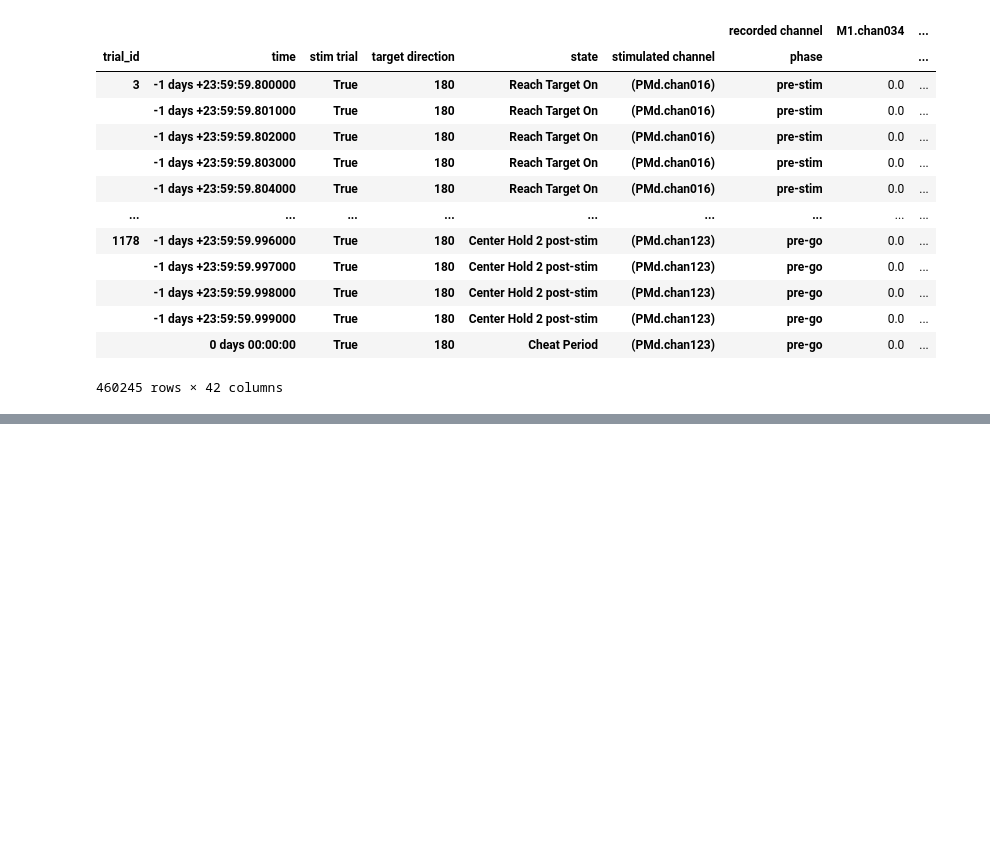
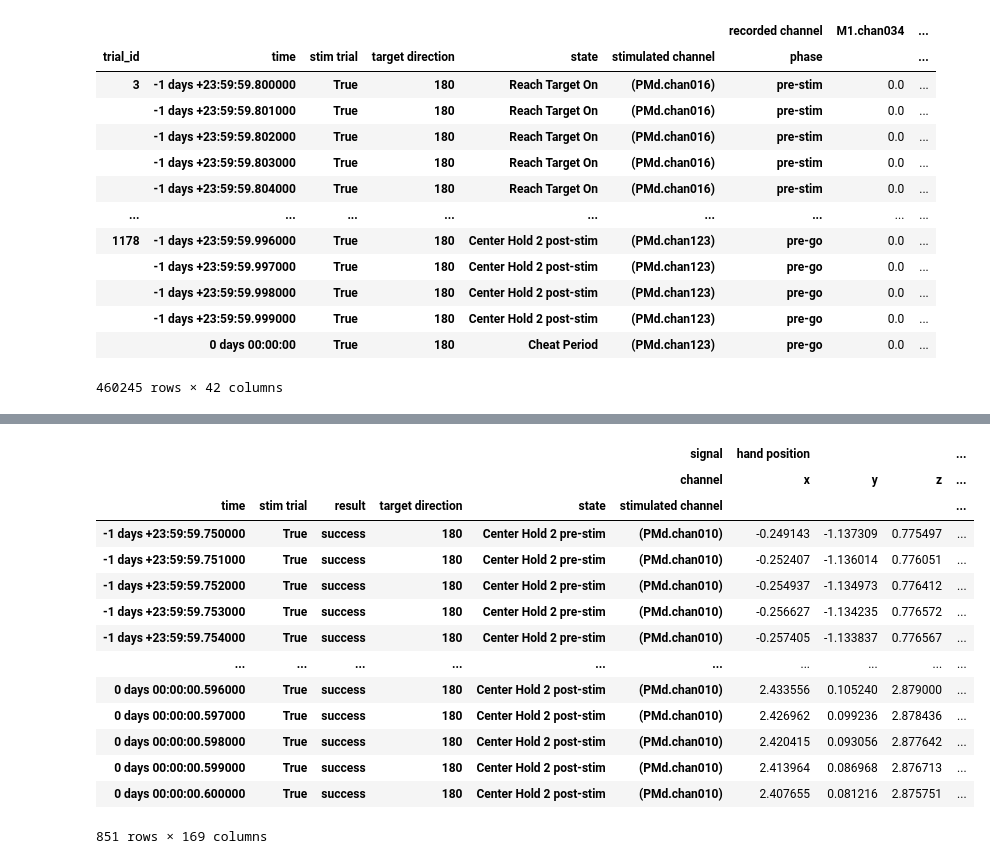
Before and after one commit to raeedcho/miso-analysis, a Jupyter notebook: scripts/single_channel_stim.ipynb, the cells around one changed output, grey strips where cells are left out. Drawn from its saved outputs; the diff is of its cells as text; code cells hidden in the pictures; blank space fills up the shorter version.

```diff
--- a/scripts/single_channel_stim.ipynb
+++ b/scripts/single_channel_stim.ipynb
@@ -504,0 +507,13 @@ traces = (
+# %%
+from src.animation import animate_trial
+
+trial_to_animate = 124
+trial = (
+    trialframe
+    .pipe(get_epoch_data,epochs={
+        'peri-stim': ('stim',slice(pd.to_timedelta('-250ms'),pd.to_timedelta('600ms'))),
+    })
+    .xs(level='trial_id',key=trial_to_animate)
+    .xs(level='phase',key='peri-stim')
+)
+anim = animate_trial(trial, save_path=f'../results/{monkey}_{date}_{task}_trial{trial_to_animate}_peri-stim.mp4')
@@ -504,0 +523,20 @@ traces = (
+# %%
+(
+    trial
+)
+# %% [output]
+|  |  |  |  |  | signal | hand position |  |  | ... |
+|  |  |  |  |  | channel | x | y | z | ... |
+| time | stim trial | result | target direction | state | stimulated channel |  |  |  | ... |
+| -1 days +23:59:59.750000 | True | success | 180 | Center Hold 2 pre-stim | (PMd.chan010) | -0.249143 | -1.137309 | 0.775497 | ... |
+| -1 days +23:59:59.751000 | True | success | 180 | Center Hold 2 pre-stim | (PMd.chan010) | -0.252407 | -1.136014 | 0.776051 | ... |
+| -1 days +23:59:59.752000 | True | success | 180 | Center Hold 2 pre-stim | (PMd.chan010) | -0.254937 | -1.134973 | 0.776412 | ... |
+| -1 days +23:59:59.753000 | True | success | 180 | Center Hold 2 pre-stim | (PMd.chan010) | -0.256627 | -1.134235 | 0.776572 | ... |
+| -1 days +23:59:59.754000 | True | success | 180 | Center Hold 2 pre-stim | (PMd.chan010) | -0.257405 | -1.133837 | 0.776567 | ... |
+| ... | ... | ... | ... | ... | ... | ... | ... | ... | ... |
+| 0 days 00:00:00.596000 | True | success | 180 | Center Hold 2 post-stim | (PMd.chan010) | 2.433556 | 0.105240 | 2.879000 | ... |
+| 0 days 00:00:00.597000 | True | success | 180 | Center Hold 2 post-stim | (PMd.chan010) | 2.426962 | 0.099236 | 2.878436 | ... |
+| 0 days 00:00:00.598000 | True | success | 180 | Center Hold 2 post-stim | (PMd.chan010) | 2.420415 | 0.093056 | 2.877642 | ... |
+| 0 days 00:00:00.599000 | True | success | 180 | Center Hold 2 post-stim | (PMd.chan010) | 2.413964 | 0.086968 | 2.876713 | ... |
+| 0 days 00:00:00.600000 | True | success | 180 | Center Hold 2 post-stim | (PMd.chan010) | 2.407655 | 0.081216 | 2.875751 | ... |
+851 rows × 169 columns
```
Also changed, not shown: parts of 12 cells of this notebook, 1 other file.
